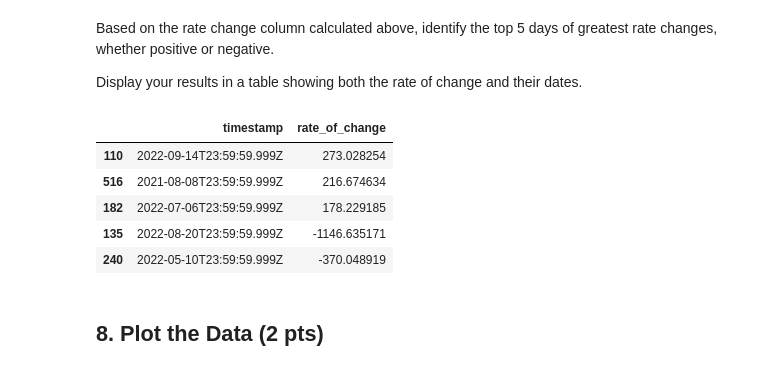
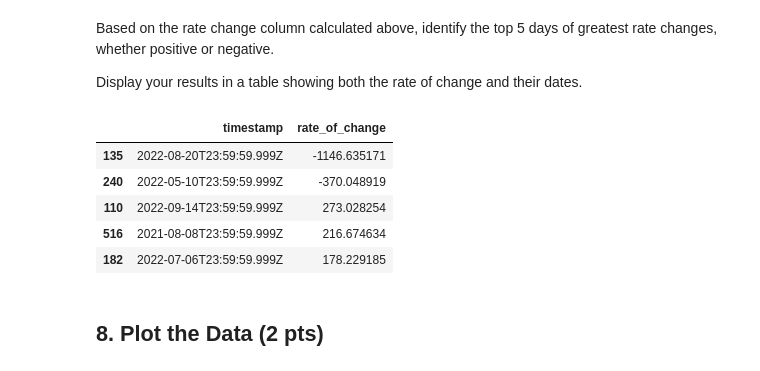
Before and after one commit to cann-emma/DS1002-zgb8ts, a Jupyter notebook: labs/lab1/lab1-ftx-stock-pricing.ipynb, the cells around one changed output. Cells and saved outputs as stored; diff of their text form; code cells hidden in the pictures.

```diff
--- a/labs/lab1/lab1-ftx-stock-pricing.ipynb
+++ b/labs/lab1/lab1-ftx-stock-pricing.ipynb
@@ -142,15 +142,15 @@ Display your results in a table showing both the rate of change and their dates.
 # %%
 # Using sorting to identify days of greatest rate of change
 Fftx.sort_values('rate_of_change', ascending= True)
 Fftx.sort_values('rate_of_change', ascending= False)
-Fftx.loc[[110, 516,182,135,240], ['timestamp', 'rate_of_change']]
+Fftx.loc[[135,240,110, 516,182], ['timestamp', 'rate_of_change']]
 # %% [output]
 |  | timestamp | rate_of_change |
+| 135 | 2022-08-20T23:59:59.999Z | -1146.635171 |
+| 240 | 2022-05-10T23:59:59.999Z | -370.048919 |
 | 110 | 2022-09-14T23:59:59.999Z | 273.028254 |
 | 516 | 2021-08-08T23:59:59.999Z | 216.674634 |
 | 182 | 2022-07-06T23:59:59.999Z | 178.229185 |
-| 135 | 2022-08-20T23:59:59.999Z | -1146.635171 |
-| 240 | 2022-05-10T23:59:59.999Z | -370.048919 |
 # %% [markdown]
 ## 8. Plot the Data (2 pts)
 # %% [markdown]
```
